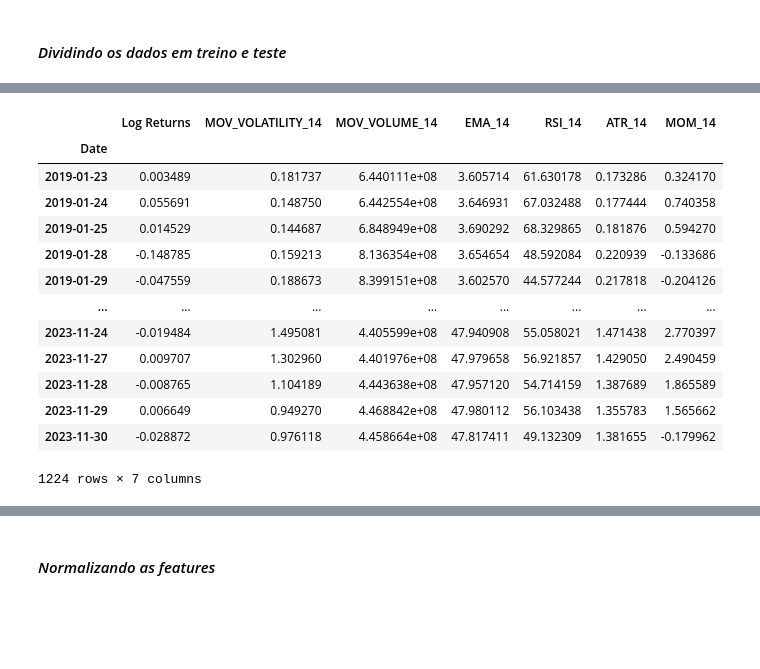
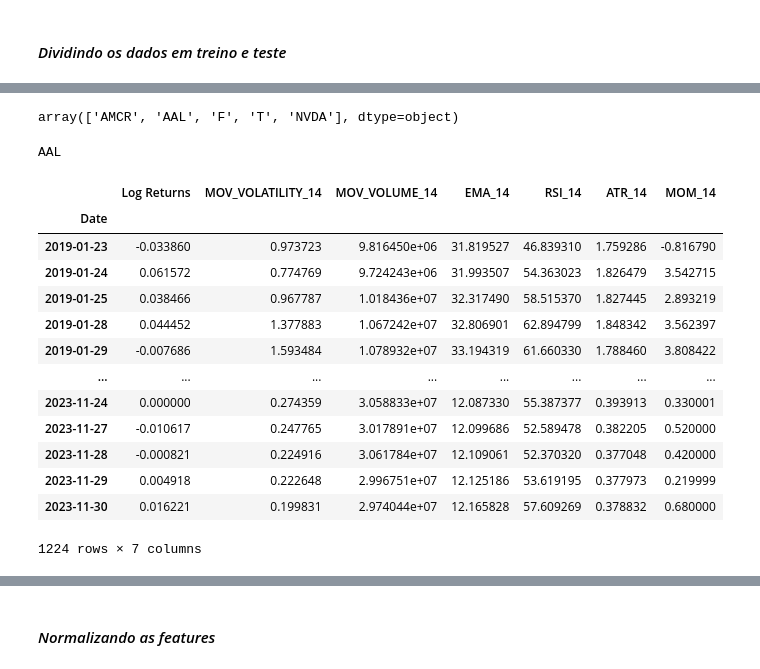
Before and after one commit to GB-Navarro/projeto_final_fin_quant_fea_dev, a Jupyter notebook: projeto_final_fin_quant.ipynb, the cells around one changed output, grey strips where cells are left out. Cells and saved outputs as stored; diff of their text form; code cells hidden in the pictures; blank space fills up the shorter version.

```diff
--- a/projeto_final_fin_quant.ipynb
+++ b/projeto_final_fin_quant.ipynb
@@ -599,16 +616,16 @@ array(['NVDA'], dtype=object)
 # %%
-# Cria uma lista vazia para armazenar o resultado final (DataFrames que passaram pelo filtro).
-data_list = []
+# Cria uma lista vazia para armazenar o resultado final (DataFrames que passaram pelo filtro, ou seja, os que possuem o maior "V Value").
+dfs_list = []
 
 # Itera sobre cada um dos DataFrames da variável "dfs".
 for df in dfs:
     # Verifica se o nome do DataFrame está na lista de tickers selecionados.
     if df.name in selected_tickers:
-        # Guarda o DataFrame que contém os dados do ticker em questão em "data_list".
-        data_list.append(df)
+        # Guarda o DataFrame que contém os dados do ticker em questão em "dfs_list".
+        dfs_list.append(df)
 
-# Exibe o resultado obtido (isto é, os DataFrames com dados de todos os tickers que passaram pelo filtro).
-data_list
+# Exibe o resultado obtido (isto é, uma lista que contém os DataFrames que possuem o maior "V Value").
+dfs_list
 # %% [output]
 [            Adj Close  Log Returns  MOV_VOLATILITY_14  MOV_VOLUME_14  \
  Date
@@ -680,0 +669,10 @@ ticker_data
+# %%
+# Itera sobre cada um dos DataFrames presentes na variável "dfs" para adicionar um nome a eles e também para remover a feature "Ticker" de cada um.
+for df in dfs_list:
+    # Seta o nome do DataFrame em questão como sendo o nome do ticker que este DataFrame representa.
+    df.name = df['Ticker'].values[0]
+    # Remove a coluna "Ticker" do DataFrame em questão (Dado o modo que treinaremos a LSTM, tal coluna não é necessária).
+    df.drop(['Ticker'], axis=1, inplace=True)
+
+# Escolhe aleatoriamente um dos tickers que passaram pelo filtro e o exibe, no intuito de mostrar as modificações feitas nessa célula.
+dfs_list[np.random.randint(0, len(dfs_list))]
@@ -681,6 +699,2 @@ ticker_data
 # %% [markdown]
 #### *Dividindo os dados em treino e teste*
-# %%
-# Separa as features e o target
-X = ticker_data.drop(columns=['Adj Close'])
-y = ticker_data['Adj Close']
@@ -726,0 +701,7 @@ y_train, y_test = y[y.index < setup['test_initial_day']], y[y.index >= setup['te
+# %%
+# Lembre que possuímos a variável "selected_tickers" que contém o nome dos tickers que passaram pelo filtro.
+
+# Exibe o nome dos tickers que passaram pelo filtro.
+selected_tickers
+# %% [output]
+array(['AMCR', 'AAL', 'F', 'T', 'NVDA'], dtype=object)
@@ -727,19 +784,30 @@ y_train, y_test = y[y.index < setup['test_initial_day']], y[y.index >= setup['te
+# %%
+# Seta o nome do target.
+target = 'Adj Close'
+# Separa os dados de cada DataFrame presente em "dfs_list" em dados de treino e dados de teste.
+train_test_data = split_dfs(dfs_list, target)
+# Obtem, de forma aleatória, o ticker que representa um dos DataFrames presentes em "dfs_list".
+random_ticker = list(train_test_data.keys())[np.random.randint(0,len(train_test_data.keys()))]
+# Exibe qual ticker foi escolhido aleatoriamente.
+print(random_ticker)
+# %% [output]
+AAL
 # %%
-# Exibe o conjunto de séries temporais das features que será usado para o treinamento do modelo.
-X_train
+# Exibe, para o ticker selecionado aleatoriamente, o conjunto de séries temporais das features que será utilizado para treino.
+train_test_data[random_ticker]['X_train']
 # %% [output]
 |  | Log Returns | MOV_VOLATILITY_14 | MOV_VOLUME_14 | EMA_14 | RSI_14 | ATR_14 | MOM_14 |
 | Date |  |  |  |  |  |  |  |
-| 2019-01-23 | 0.003489 | 0.181737 | 6.440111e+08 | 3.605714 | 61.630178 | 0.173286 | 0.324170 |
-| 2019-01-24 | 0.055691 | 0.148750 | 6.442554e+08 | 3.646931 | 67.032488 | 0.177444 | 0.740358 |
-| 2019-01-25 | 0.014529 | 0.144687 | 6.848949e+08 | 3.690292 | 68.329865 | 0.181876 | 0.594270 |
-| 2019-01-28 | -0.148785 | 0.159213 | 8.136354e+08 | 3.654654 | 48.592084 | 0.220939 | -0.133686 |
-| 2019-01-29 | -0.047559 | 0.188673 | 8.399151e+08 | 3.602570 | 44.577244 | 0.217818 | -0.204126 |
+| 2019-01-23 | -0.033860 | 0.973723 | 9.816450e+06 | 31.819527 | 46.839310 | 1.759286 | -0.816790 |
+| 2019-01-24 | 0.061572 | 0.774769 | 9.724243e+06 | 31.993507 | 54.363023 | 1.826479 | 3.542715 |
+| 2019-01-25 | 0.038466 | 0.967787 | 1.018436e+07 | 32.317490 | 58.515370 | 1.827445 | 2.893219 |
+| 2019-01-28 | 0.044452 | 1.377883 | 1.067242e+07 | 32.806901 | 62.894799 | 1.848342 | 3.562397 |
+| 2019-01-29 | -0.007686 | 1.593484 | 1.078932e+07 | 33.194319 | 61.660330 | 1.788460 | 3.808422 |
 | ... | ... | ... | ... | ... | ... | ... | ... |
-| 2023-11-24 | -0.019484 | 1.495081 | 4.405599e+08 | 47.940908 | 55.058021 | 1.471438 | 2.770397 |
-| 2023-11-27 | 0.009707 | 1.302960 | 4.401976e+08 | 47.979658 | 56.921857 | 1.429050 | 2.490459 |
-| 2023-11-28 | -0.008765 | 1.104189 | 4.443638e+08 | 47.957120 | 54.714159 | 1.387689 | 1.865589 |
-| 2023-11-29 | 0.006649 | 0.949270 | 4.468842e+08 | 47.980112 | 56.103438 | 1.355783 | 1.565662 |
-| 2023-11-30 | -0.028872 | 0.976118 | 4.458664e+08 | 47.817411 | 49.132309 | 1.381655 | -0.179962 |
+| 2023-11-24 | 0.000000 | 0.274359 | 3.058833e+07 | 12.087330 | 55.387377 | 0.393913 | 0.330001 |
+| 2023-11-27 | -0.010617 | 0.247765 | 3.017891e+07 | 12.099686 | 52.589478 | 0.382205 | 0.520000 |
+| 2023-11-28 | -0.000821 | 0.224916 | 3.061784e+07 | 12.109061 | 52.370320 | 0.377048 | 0.420000 |
+| 2023-11-29 | 0.004918 | 0.222648 | 2.996751e+07 | 12.125186 | 53.619195 | 0.377973 | 0.219999 |
+| 2023-11-30 | 0.016221 | 0.199831 | 2.974044e+07 | 12.165828 | 57.609269 | 0.378832 | 0.680000 |
 1224 rows × 7 columns
 # %%
```
Also changed, not shown: parts of 80 cells of this notebook.
